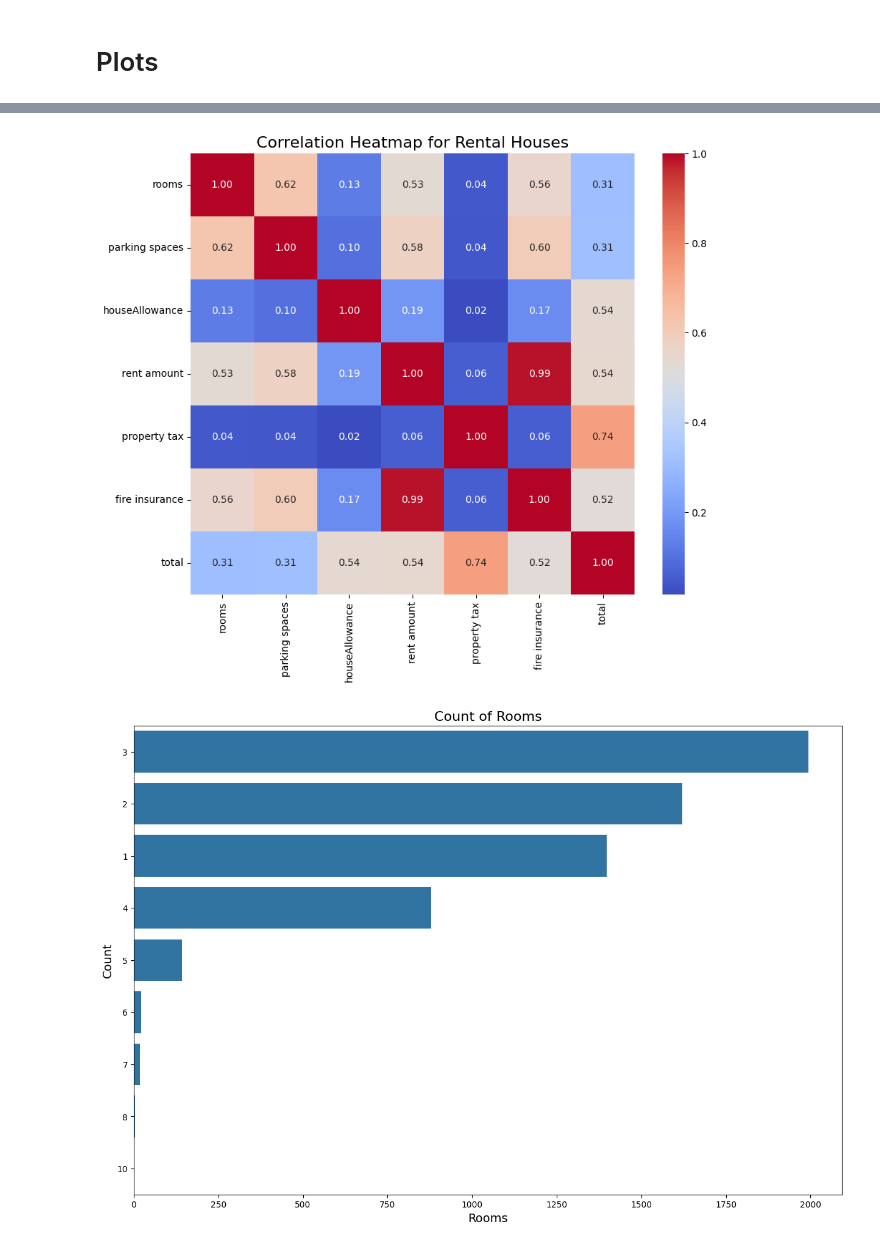
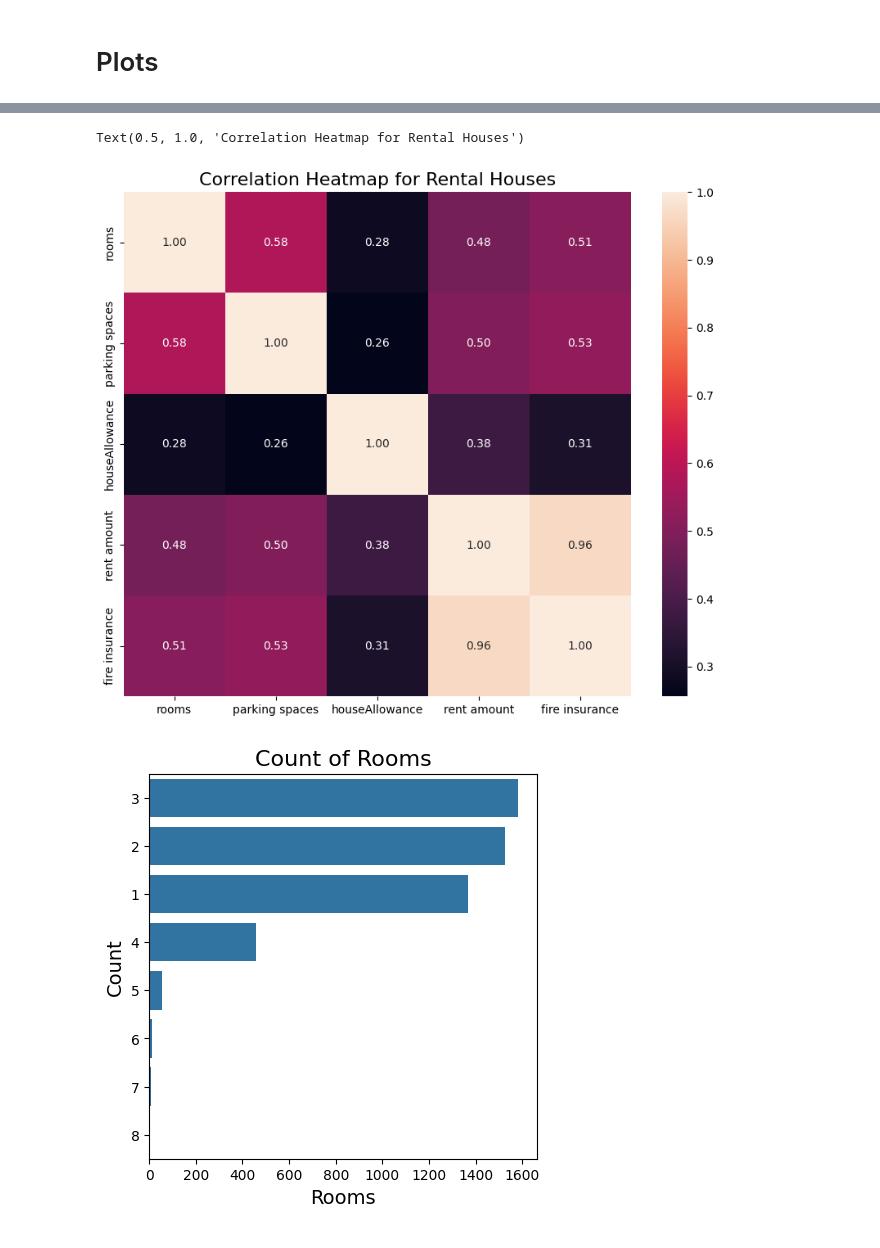
Before and after one commit to kasyap-cloud/dataAnalytics, a Jupyter notebook: KasyapRentFinal.ipynb, the cells around one changed output, grey strips where cells are left out. Drawn from its saved outputs; the diff is of its cells as text; code cells hidden in the pictures.

```diff
--- a/KasyapRentFinal.ipynb
+++ b/KasyapRentFinal.ipynb
@@ -5,7 +6,7 @@ import matplotlib.pyplot as plt
 import seaborn as sns
 from sklearn.preprocessing import MinMaxScaler, StandardScaler
 # %%
-var = pd.read_csv("../Downloads/Datasets/rentalHouses.csv")
+var = pd.read_csv("C:/Users/KASYAP KRISHNA/Downloads/Datasets/rentalHouses.csv")
 # %%
 var.head()
 # %% [output]
@@ -184,8 +235,8 @@ sns.boxplot(x='rent amount', data=df1)
 #for column in objectColumns:
 #    df[column] = df[column].replace('[^\d.]', '', regex=True).astype(float)
 
-objectColumns = ['houseAllowance', 'rent amount', 'property tax', 'fire insurance', 'total']
+objectColumns = ['houseAllowance', 'rent amount', 'fire insurance']
 
 for column in objectColumns:
-    df[column] = pd.to_numeric(df[column].replace('[^\d.]', '', regex=True), errors='coerce')
+    df1[column] = pd.to_numeric(df1[column].replace('[^\d.]', '', regex=True), errors='coerce')
 # %%
@@ -193,2 +244,2 @@ dfNorm = (df-df.min())/(df.max()-df.min())
 # %%
-dfNorm.head()
+df1.drop(columns=['property tax', 'total'], inplace = True)
@@ -231,19 +275,19 @@ plt.show()
 # %%
 ''' Correlation heatmap '''
 plt.figure(figsize=(10, 8))
-sns.heatmap(df[colList].corr(), annot=True, cmap='coolwarm', fmt=".2f")
+sns.heatmap(df1[colList].corr(), annot=True, fmt=".2f")
 plt.title("Correlation Heatmap for Rental Houses", fontsize=16)
-plt.show()
 # %% [output]
+Text(0.5, 1.0, 'Correlation Heatmap for Rental Houses')
-[figure, old version]
+[figure, new version]
 # %%
-plt.figure(figsize=(15, 10))
-sns.countplot(y='rooms', data=df, order=df['rooms'].value_counts().index)
+plt.figure(figsize=(5, 5))
+sns.countplot(y='rooms', data=df1, order=df1['rooms'].value_counts().index)
 plt.title("Count of Rooms", fontsize=16)
 plt.ylabel("Count", fontsize=14)
 plt.xlabel("Rooms", fontsize=14)
 plt.show()
 # %% [output]
-[figure, old version]
+[figure, new version]
 # %%
 numeric_columns = ['rooms', 'total']
```
Also changed, not shown: parts of 36 cells of this notebook.
